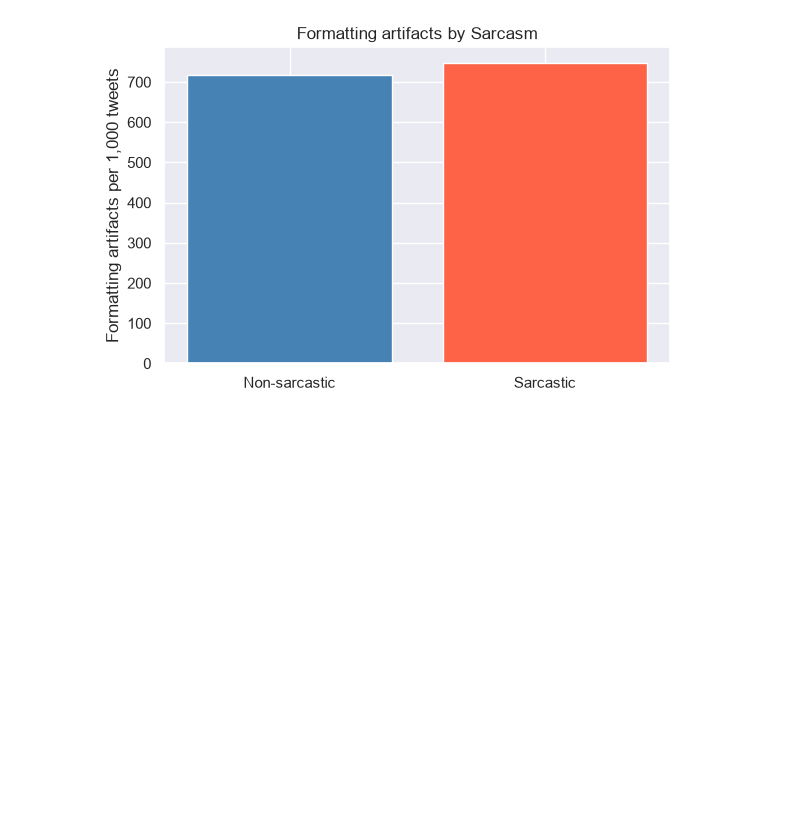
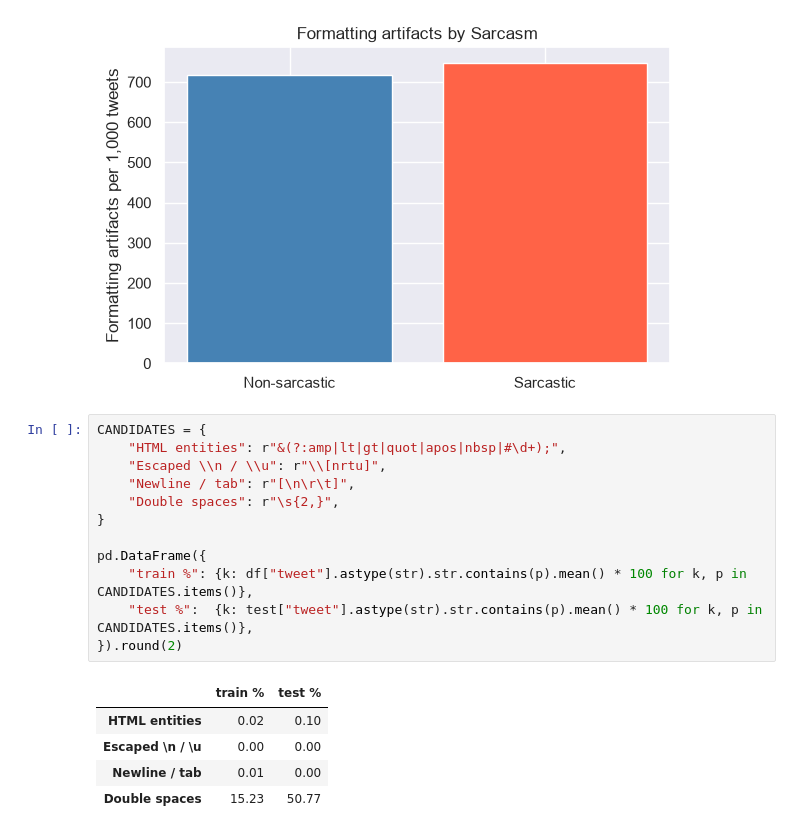
Before and after one commit to cad0m/Arabic-sarcasm, a Jupyter notebook: notebooks/EDA.ipynb, the cells around one changed output. Cells and saved outputs as stored; diff of their text form; blank space fills up the shorter version.

```diff
--- a/notebooks/EDA.ipynb
+++ b/notebooks/EDA.ipynb
@@ -310,3 +307,21 @@ for name, pattern in PATTERNS.items():
 [figure]
 [figure]
 [figure]
+# %%
+CANDIDATES = {
+    "HTML entities": r"&(?:amp|lt|gt|quot|apos|nbsp|#\d+);",
+    "Escaped \\n / \\u": r"\\[nrtu]",
+    "Newline / tab": r"[\n\r\t]",
+    "Double spaces": r"\s{2,}",
+}
+
+pd.DataFrame({
+    "train %": {k: df["tweet"].astype(str).str.contains(p).mean() * 100 for k, p in CANDIDATES.items()},
+    "test %":  {k: test["tweet"].astype(str).str.contains(p).mean() * 100 for k, p in CANDIDATES.items()},
+}).round(2)
+# %% [output]
+|  | train % | test % |
+| HTML entities | 0.02 | 0.10 |
+| Escaped \n / \u | 0.00 | 0.00 |
+| Newline / tab | 0.01 | 0.00 |
+| Double spaces | 15.23 | 50.77 |
```
Also changed, not shown: parts of 13 cells of this notebook, 5 other files.
